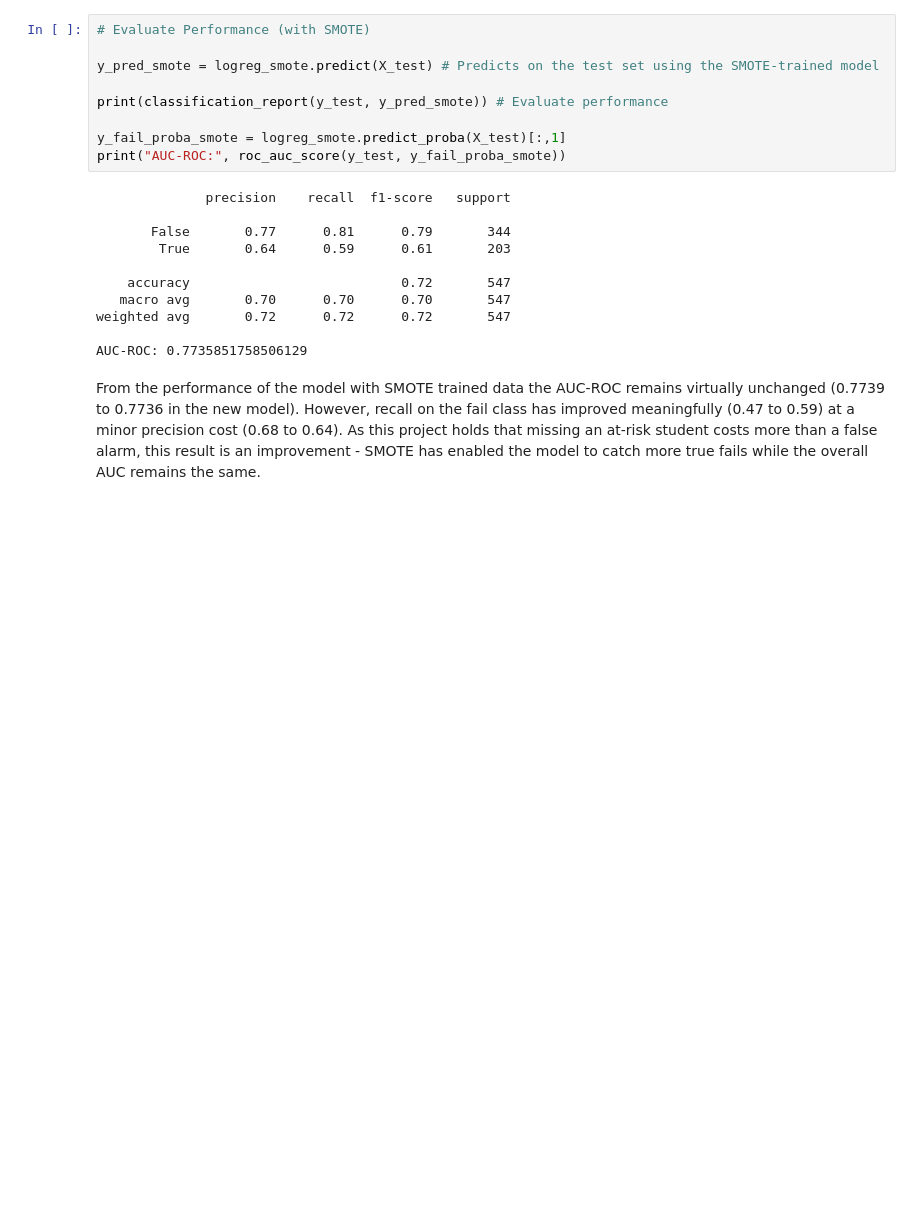
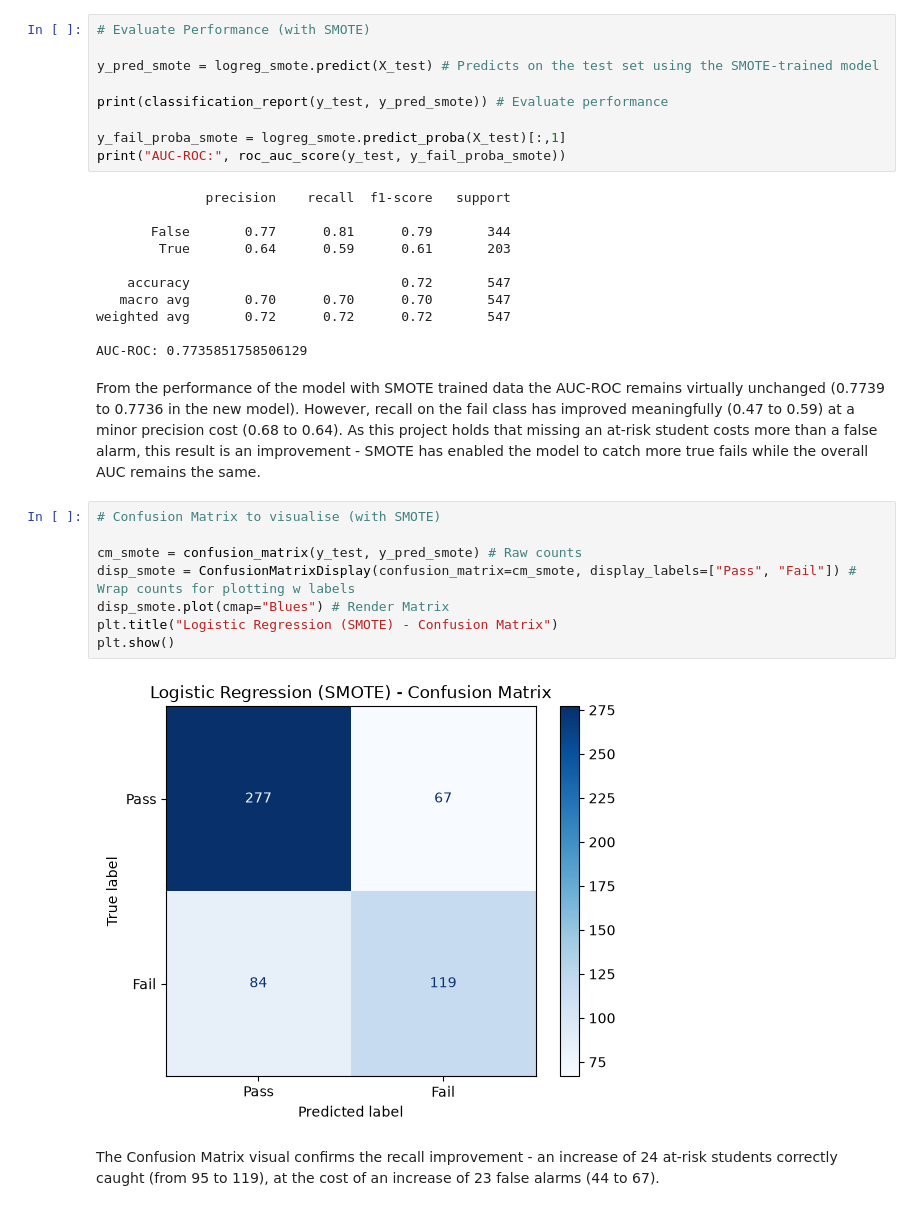
Before and after one commit to nxbulak/Student_Success_Prediction_MSc, a Jupyter notebook: Notebooks/4_Modelling_LogReg.ipynb, the cells around one changed output. Drawn from its saved outputs; the diff is of its cells as text; blank space fills up the shorter version.

```diff
--- a/Notebooks/4_Modelling_LogReg.ipynb
+++ b/Notebooks/4_Modelling_LogReg.ipynb
@@ -470,3 +470,15 @@ weighted avg       0.72      0.72      0.72       547
 AUC-ROC: 0.7735851758506129
 # %% [markdown]
 From the performance of the model with SMOTE trained data the AUC-ROC remains virtually unchanged (0.7739 to 0.7736 in the new model). However, recall on the fail class has improved meaningfully (0.47 to 0.59) at a minor precision cost (0.68 to 0.64). As this project holds that missing an at-risk student costs more than a false alarm, this result is an improvement - SMOTE has enabled the model to catch more true fails while the overall AUC remains the same.
+# %%
+# Confusion Matrix to visualise (with SMOTE)
+
+cm_smote = confusion_matrix(y_test, y_pred_smote) # Raw counts
+disp_smote = ConfusionMatrixDisplay(confusion_matrix=cm_smote, display_labels=["Pass", "Fail"]) # Wrap counts for plotting w labels
+disp_smote.plot(cmap="Blues") # Render Matrix
+plt.title("Logistic Regression (SMOTE) - Confusion Matrix")
+plt.show()
+# %% [output]
+[figure, added]
+# %% [markdown]
+The Confusion Matrix visual confirms the recall improvement - an increase of 24 at-risk students correctly caught (from 95 to 119), at the cost of an increase of 23 false alarms (44 to 67).
```
Also changed, not shown: parts of 2 cells of this notebook.
